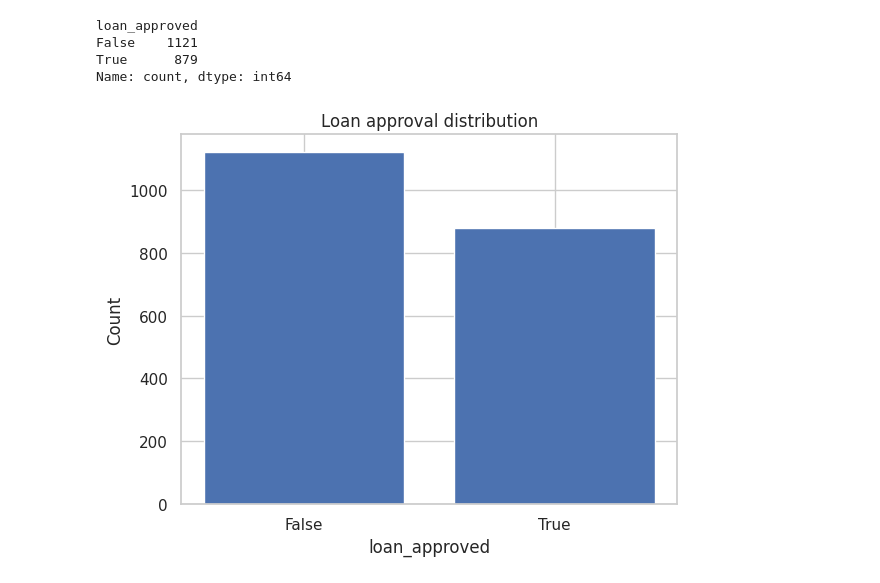
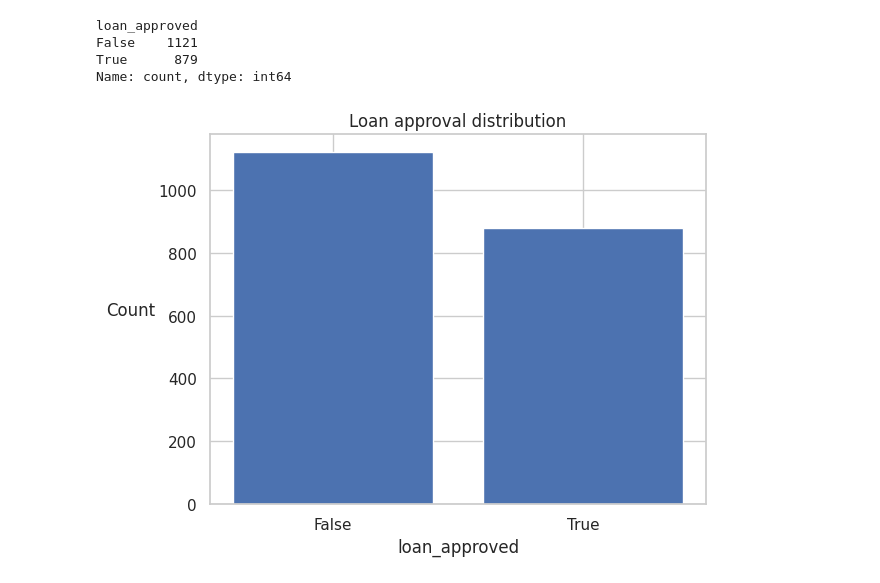
Before and after one commit to taruchit/OpenSourceProjects, a Jupyter notebook: data-storytelling-analyzing-loan-approval.ipynb, the cells around one changed output. Saved outputs shown, nothing was run; the diff lists cells and outputs as text; code cells hidden in the pictures.

```diff
--- a/data-storytelling-analyzing-loan-approval.ipynb
+++ b/data-storytelling-analyzing-loan-approval.ipynb
@@ -85,9 +85,9 @@ Name: count, dtype: int64
 # %%
 value_counts = df['loan_approved'].value_counts()
 plt.bar(value_counts.index.astype(str), value_counts.values)
 plt.title("Loan approval distribution")
 plt.xlabel("loan_approved")
-plt.ylabel("Count")
+plt.ylabel("Count", rotation=0, labelpad=20)
 plt.show()
 # %% [output]
-[figure, old version]
+[figure, new version]
```
